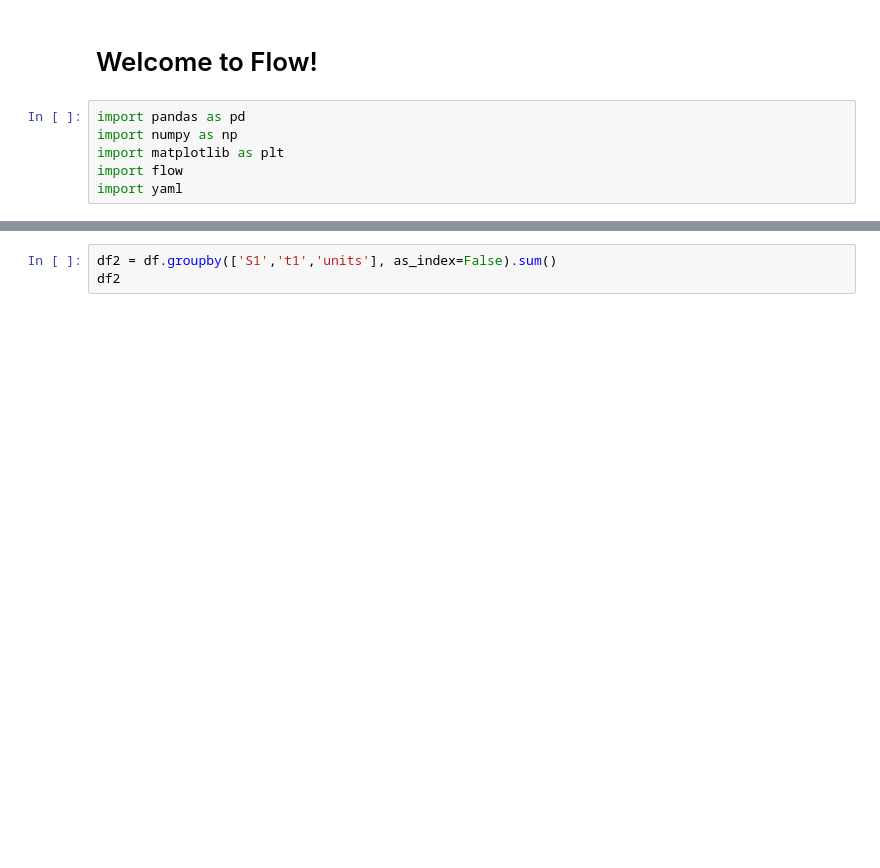
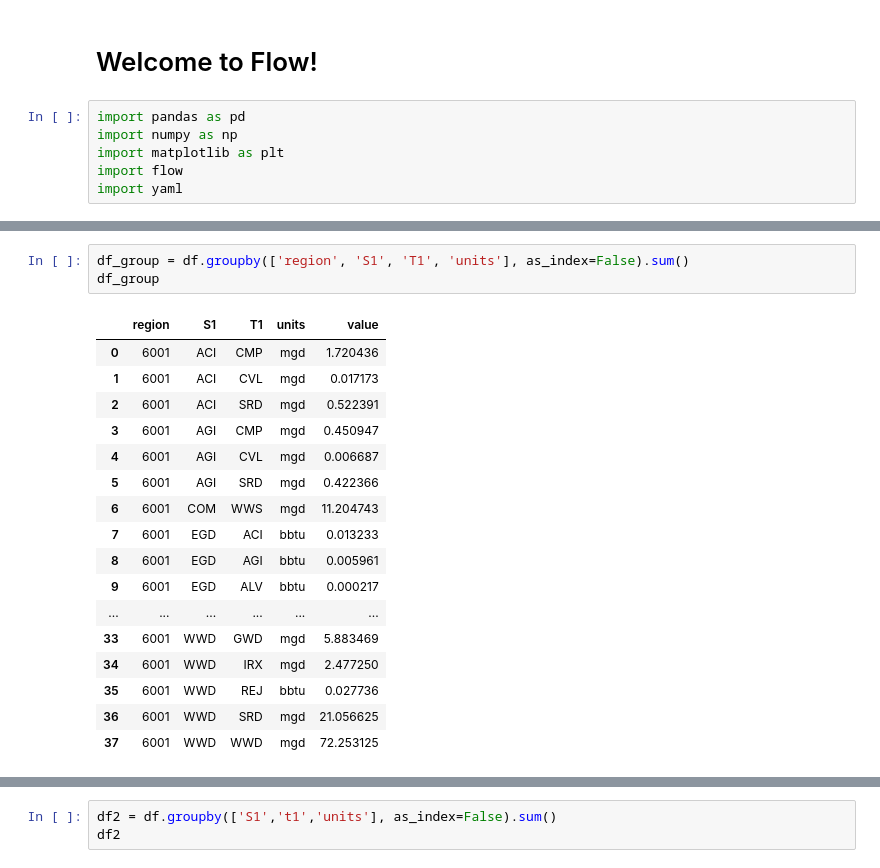
Before and after one commit to pnnl/interflow, a Jupyter notebook: flow_notebook.ipynb, the cells around one changed output, grey strips where cells are left out. Drawn from its saved outputs; the diff is of its cells as text; blank space fills up the shorter version.

```diff
--- a/flow_notebook.ipynb
+++ b/flow_notebook.ipynb
@@ -51,0 +73,21 @@ df.round(2)
+# %%
+df_group = df.groupby(['region', 'S1', 'T1', 'units'], as_index=False).sum()
+df_group
+# %% [output]
+|  | region | S1 | T1 | units | value |
+| 0 | 6001 | ACI | CMP | mgd | 1.720436 |
+| 1 | 6001 | ACI | CVL | mgd | 0.017173 |
+| 2 | 6001 | ACI | SRD | mgd | 0.522391 |
+| 3 | 6001 | AGI | CMP | mgd | 0.450947 |
+| 4 | 6001 | AGI | CVL | mgd | 0.006687 |
+| 5 | 6001 | AGI | SRD | mgd | 0.422366 |
+| 6 | 6001 | COM | WWS | mgd | 11.204743 |
+| 7 | 6001 | EGD | ACI | bbtu | 0.013233 |
+| 8 | 6001 | EGD | AGI | bbtu | 0.005961 |
+| 9 | 6001 | EGD | ALV | bbtu | 0.000217 |
+| ... | ... | ... | ... | ... | ... |
+| 33 | 6001 | WWD | GWD | mgd | 5.883469 |
+| 34 | 6001 | WWD | IRX | mgd | 2.477250 |
+| 35 | 6001 | WWD | REJ | bbtu | 0.027736 |
+| 36 | 6001 | WWD | SRD | mgd | 21.056625 |
+| 37 | 6001 | WWD | WWD | mgd | 72.253125 |
```
Also changed, not shown: parts of 6 cells of this notebook, 3 other files.
